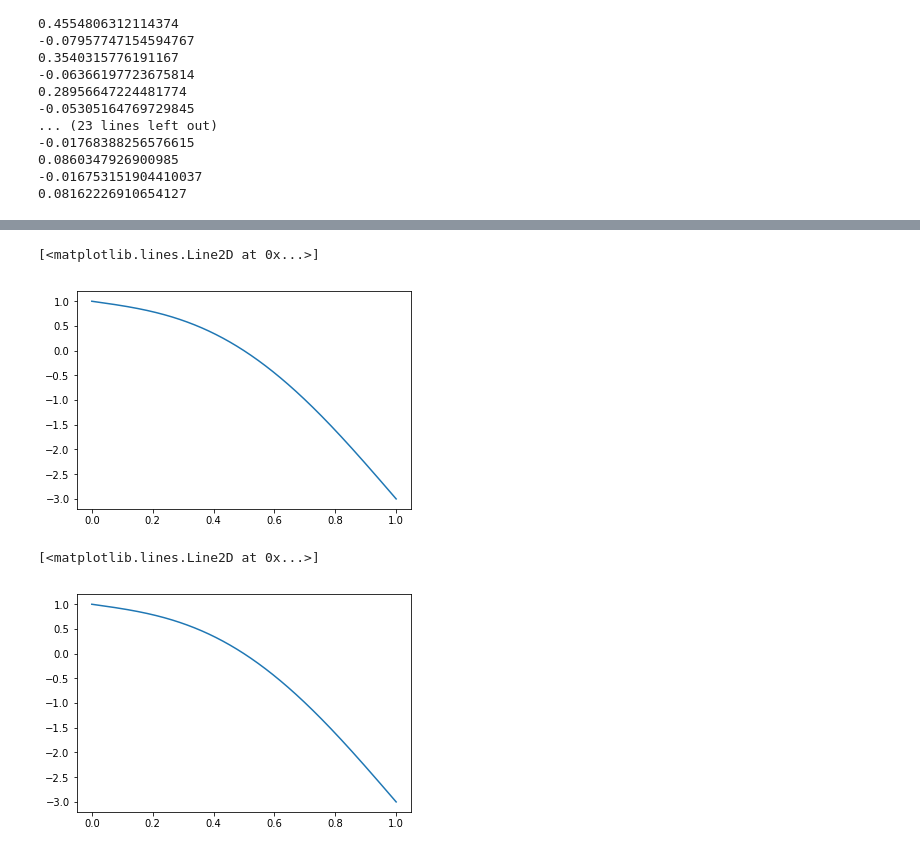
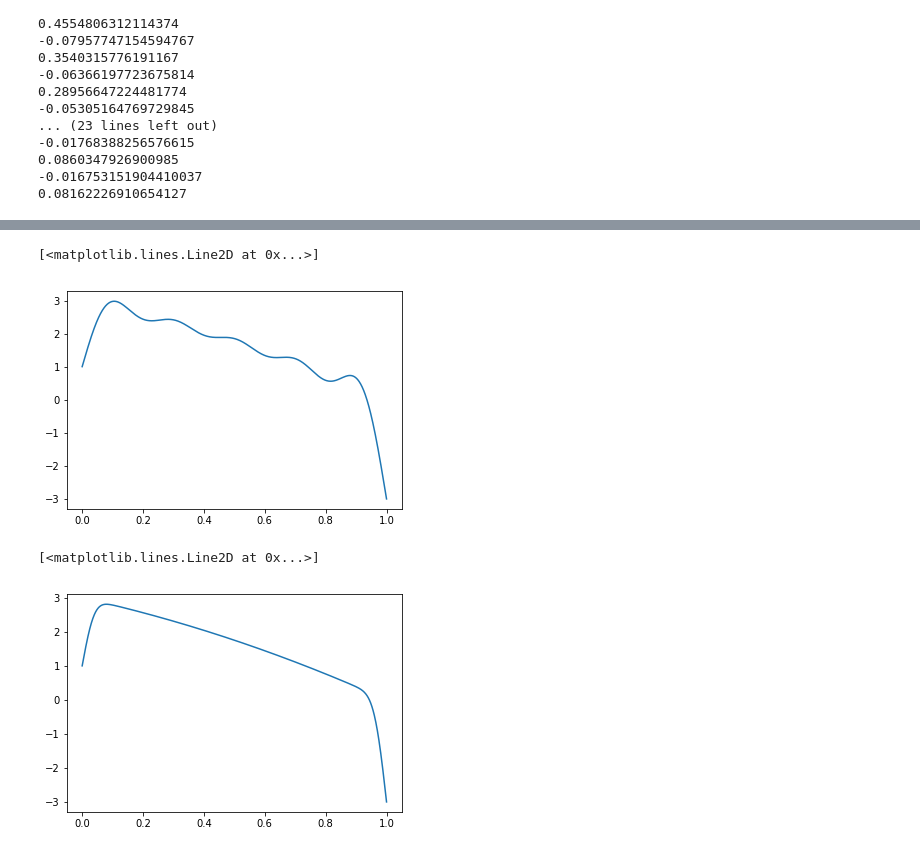
Before and after one commit to shawsa/m537, a Jupyter notebook: Takehome Project 1 Scratch.ipynb, the cells around one changed output, grey strips where cells are left out. Drawn from its saved outputs; the diff is of its cells as text; code cells hidden in the pictures.

```diff
--- a/Takehome Project 1 Scratch.ipynb
+++ b/Takehome Project 1 Scratch.ipynb
@@ -118,7 +118,7 @@ for i in range(1,40):
 def u(x,t,n):
     ret = sin(pi*x) - 4*x + 1
     for i in range(1,n+1):
-        ret += b_n(n)*sin(n*pi*x)*exp(-1*(n*pi)**2*t)
+        ret += b_n(i)*sin(i*pi*x)*exp(-1*(i*pi)**2*t)
     return ret
 u = vectorize(u)
 # %%
@@ -142,14 +163,14 @@ plt.plot(x,y)
 # %%
 x = np.linspace(0,1, 1000)
-y = u(x, .25, 100)
+y = u(x, .0005, 10)
 plt.plot(x,y)
 # %% [output]
 [<matplotlib.lines.Line2D at 0x...>]
-[figure, old version]
+[figure, new version]
 # %%
 x = np.linspace(0,1, 1000)
-y = u(x, .5, 100)
+y = u(x, .0005, 1000)
 plt.plot(x,y)
 # %% [output]
 [<matplotlib.lines.Line2D at 0x...>]
-[figure, old version]
+[figure, new version]
```
Also changed, not shown: parts of 22 cells of this notebook, 13 other files.
